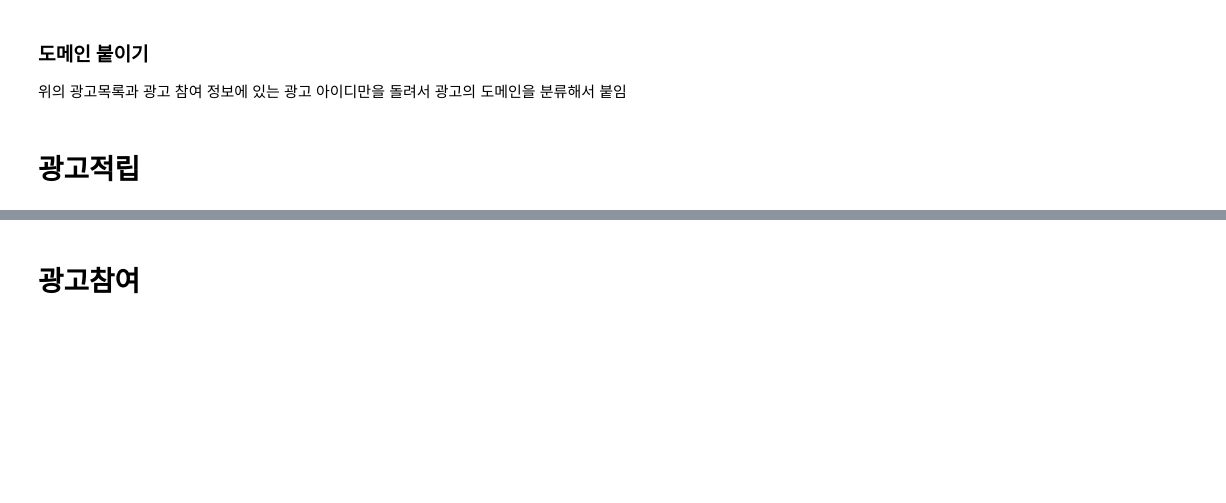
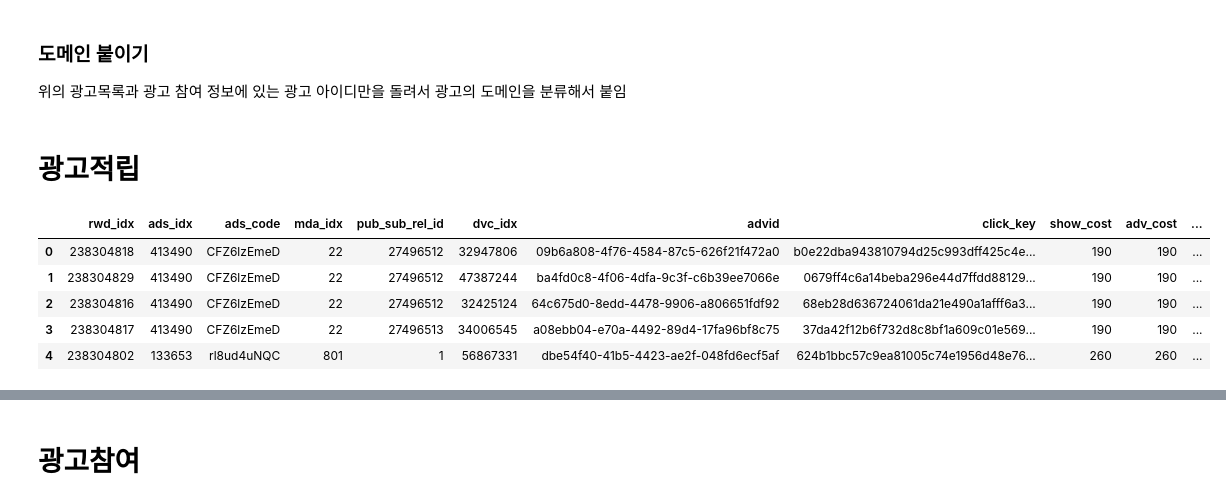
Before and after one commit to sese7414/reward_ads_project, a Jupyter notebook: thirtyone/preprocessing.ipynb, the cells around one changed output, grey strips where cells are left out. Cells and saved outputs as stored; diff of their text form; code cells hidden in the pictures; blank space fills up the shorter version.

```diff
--- a/thirtyone/preprocessing.ipynb
+++ b/thirtyone/preprocessing.ipynb
@@ -150,4 +156,13 @@ ad_list = pd.read_csv('수정2_광고목록.csv')
 # 광고적립
 # %%
 # 광고적립 파일 경로
-path_sh = ''
+path_sh = '/Users/Jiwon/Documents/GitHub/final_project/data/IVE_광고적립.csv'
+rewards = pd.read_csv(path_sh)
+rewards.head()
+# %% [output]
+|  | rwd_idx | ads_idx | ads_code | mda_idx | pub_sub_rel_id | dvc_idx | advid | click_key | show_cost | adv_cost | ... |
+| 0 | 238304818 | 413490 | CFZ6lzEmeD | 22 | 27496512 | 32947806 | 09b6a808-4f76-4584-87c5-626f21f472a0 | b0e22dba943810794d25c993dff425c4e... | 190 | 190 | ... |
+| 1 | 238304829 | 413490 | CFZ6lzEmeD | 22 | 27496512 | 47387244 | ba4fd0c8-4f06-4dfa-9c3f-c6b39ee7066e | 0679ff4c6a14beba296e44d7ffdd88129... | 190 | 190 | ... |
+| 2 | 238304816 | 413490 | CFZ6lzEmeD | 22 | 27496512 | 32425124 | 64c675d0-8edd-4478-9906-a806651fdf92 | 68eb28d636724061da21e490a1afff6a3... | 190 | 190 | ... |
+| 3 | 238304817 | 413490 | CFZ6lzEmeD | 22 | 27496513 | 34006545 | a08ebb04-e70a-4492-89d4-17fa96bf8c75 | 37da42f12b6f732d8c8bf1a609c01e569... | 190 | 190 | ... |
+| 4 | 238304802 | 133653 | rl8ud4uNQC | 801 | 1 | 56867331 | dbe54f40-41b5-4423-ae2f-048fd6ecf5af | 624b1bbc57c9ea81005c74e1956d48e76... | 260 | 260 | ... |
```
Also changed, not shown: parts of 5 cells of this notebook.
